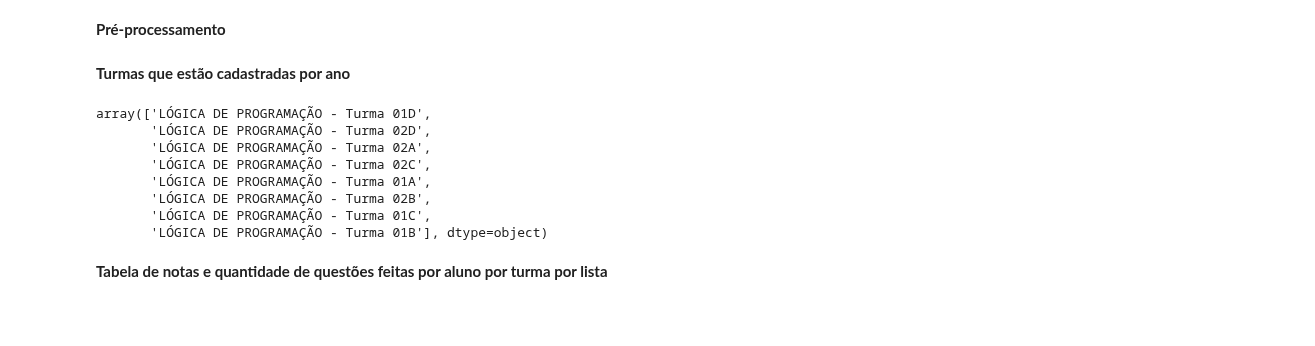
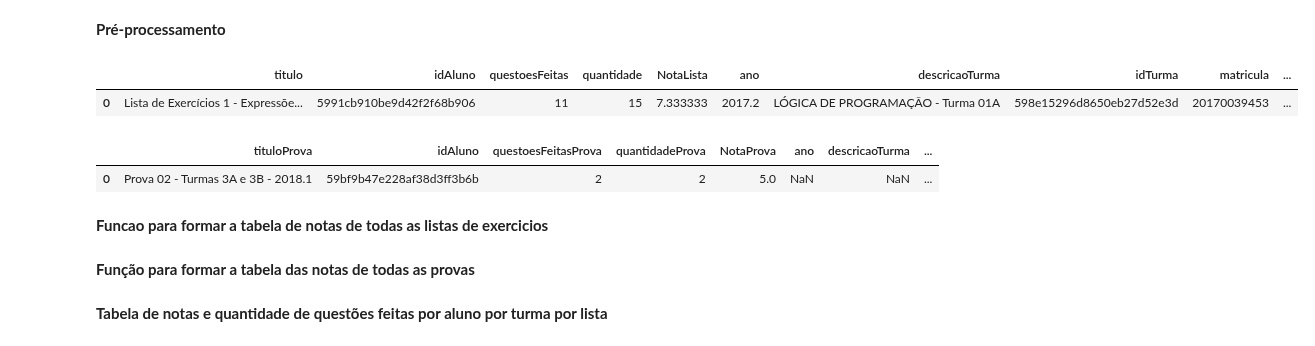
Before and after one commit to repitta/CienciaDeDadosEducacionais, a Jupyter notebook: Análise_LopUsuarioNota.ipynb, the cells around one changed output. Cells and saved outputs as stored; diff of their text form; code cells hidden in the pictures; blank space fills up the shorter version.

```diff
--- a/Análise_LopUsuarioNota.ipynb
+++ b/Análise_LopUsuarioNota.ipynb
@@ -51,13 +44,28 @@ lopNotas["NotaLista"] = lopNotas["NotaLista"] /10
-# %% [markdown]
-**Turmas que estão cadastradas por ano**
-# %%
-lopNotas.loc[lopNotas["ano"] == 2019.1 ,"descricaoTurma"].unique()
-# %% [output]
-array(['LÓGICA DE PROGRAMAÇÃO - Turma 01D',
-       'LÓGICA DE PROGRAMAÇÃO - Turma 02D',
-       'LÓGICA DE PROGRAMAÇÃO - Turma 02A',
-       'LÓGICA DE PROGRAMAÇÃO - Turma 02C',
-       'LÓGICA DE PROGRAMAÇÃO - Turma 01A',
-       'LÓGICA DE PROGRAMAÇÃO - Turma 02B',
-       'LÓGICA DE PROGRAMAÇÃO - Turma 01C',
-       'LÓGICA DE PROGRAMAÇÃO - Turma 01B'], dtype=object)
+# %%
+##Tabela lopNotasLista
+#excluir a coluna Unnamed
+lopNotasLista = lopNotasLista[['titulo', 'idAluno', 'questoesFeitas', 'quantidade','NotaLista', 'ano', 'descricaoTurma', 'idTurma', 'matricula',"nome"]]
+#dividir a coluna NotasLista por 10 , pq elas estão em porcentagem
+lopNotasLista["NotaLista"] = lopNotasLista["NotaLista"] /10
+#colocar letra maiuscula na coluna nome
+lopNotasLista["nome"] = lopNotasLista["nome"].str.upper()
+
+##Tabela lopNotasProva
+lopNotasProva = lopNotasProva.dropna(axis=1, how='all')
+lopNotasProva = lopNotasProva[['tituloProva', 'idAluno', 'questoesFeitasProva', 'quantidadeProva','NotaProva', 'ano', 'descricaoTurma', 'idTurma', 'matricula',"nome"]]
+#dividir a coluna NotasLista por 10 , pq elas estão em porcentagem
+lopNotasProva["NotaProva"] = lopNotasProva["NotaProva"] /10
+#colocar letra maiuscula na coluna nome
+lopNotasProva["nome"] = lopNotasProva["nome"].str.upper()
+# %%
+lopNotasLista.head(1)
+# %% [output]
+|  | titulo | idAluno | questoesFeitas | quantidade | NotaLista | ano | descricaoTurma | idTurma | matricula | ... |
+| 0 | Lista de Exercícios 1 - Expressõe... | 5991cb910be9d42f2f68b906 | 11 | 15 | 7.333333 | 2017.2 | LÓGICA DE PROGRAMAÇÃO - Turma 01A | 598e15296d8650eb27d52e3d | 20170039453 | ... |
+# %%
+lopNotasProva.head(1)
+# %% [output]
+|  | tituloProva | idAluno | questoesFeitasProva | quantidadeProva | NotaProva | ano | descricaoTurma | ... |
+| 0 | Prova 02 - Turmas 3A e 3B - 2018.1 | 59bf9b47e228af38d3ff3b6b | 2 | 2 | 5.0 | NaN | NaN | ... |
+# %% [markdown]
+**Funcao para formar a tabela de notas de todas as listas de exercicios**
@@ -63,0 +92,2 @@ array(['LÓGICA DE PROGRAMAÇÃO - Turma 01D',
+# %% [markdown]
+**Função para formar a tabela das notas de todas as provas**
```
Also changed, not shown: parts of 15 cells of this notebook.
